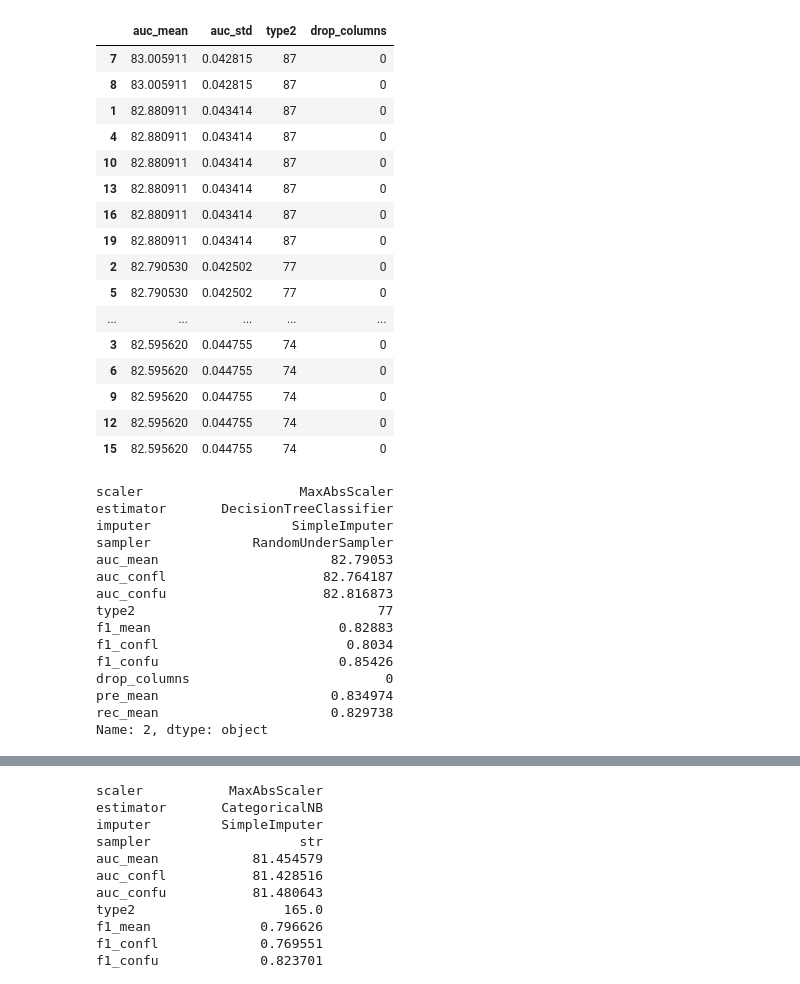
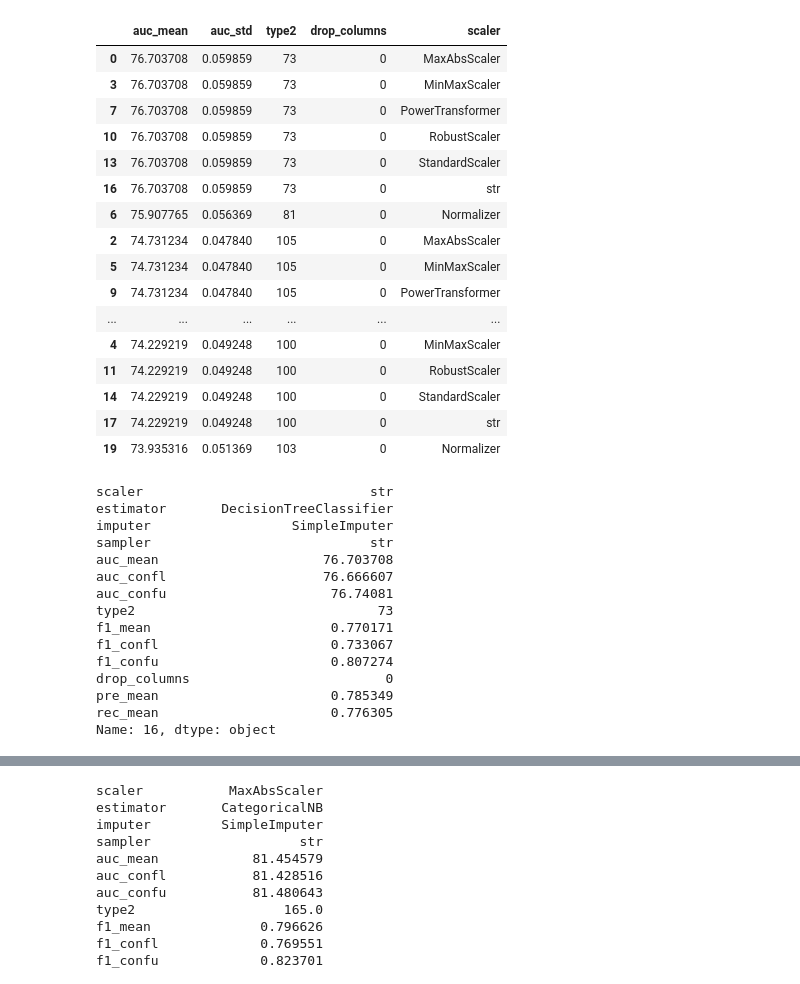
Before and after one commit to FinnHuelsbusch/UniMannheim-DataMining, a Jupyter notebook: Analysis_Dieing.ipynb, the cells around one changed output, grey strips where cells are left out. Saved outputs shown, nothing was run; the diff lists cells and outputs as text; code cells hidden in the pictures.

```diff
--- a/Analysis_Dieing.ipynb
+++ b/Analysis_Dieing.ipynb
@@ -5,7 +5,7 @@ import numpy as np
 import statistics
 
 # loading XGBoost
-with open("output/output XGBoost without hyperparameters.json", 'r') as f:
+with open("outputs/output xgboost.json", 'r') as f:
   data = json.load(f)
 
 # sort dataset by normalization
@@ -82,7 +80,7 @@ f1_confu
 Name: 8, dtype: object
 # %%
 # loading KNeighbors
-with open("output/output KNN.json", 'r') as f:
+with open("outputs/output KNN.json", 'r') as f:
   data_KNeighbors = json.load(f)
 
 df_KNeighbors = pd.json_normalize(data_KNeighbors, record_path =['measurements'])
@@ -140,6 +138,6 @@ Name: 20, dtype: object
 # %%
 # loading Random Forest Classifier
-with open("output/output RandomForest.json", 'r') as f:
+with open("outputs/output RandomForestClassifier.json", 'r') as f:
   data_Forest = json.load(f)
 
 df_Forest = pd.json_normalize(data_Forest, record_path =['measurements'])
@@ -197,60 +191,60 @@ Name: 9, dtype: object
 # %%
 # loading Decision Tree Classifier
-with open("output/output DecisionTree.json", 'r') as f:
+with open("outputs/output DecisionTrees.json", 'r') as f:
   data_Tree = json.load(f)
 
 df_Tree = pd.json_normalize(data_Tree, record_path =['measurements'])
 df_Tree["drop_columns"] = df_Tree["best_params.drop_columns__minimum_percentage_to_be_dropped"]
 df_Tree["auc_std"] = df_Tree.apply(lambda row: np.std(row["auc"]), axis =1)
 df_Tree["pre_mean"] = df_Tree.apply(lambda row: np.mean(row["classification_report.weighted avg.precision"]), axis =1)
 df_Tree["rec_mean"] = df_Tree.apply(lambda row: np.mean(row["classification_report.weighted avg.recall"]), axis =1)
 df_Tree["f1_std"] = df_Tree.apply(lambda row: np.std(row["classification_report.weighted avg.f1-score"]), axis =1)
 df_Tree["f1_mean"] = df_Tree.apply(lambda row: np.mean(row["classification_report.weighted avg.f1-score"]), axis =1)
 df_Tree["type2"] = df_Tree.apply(lambda row: np.sum(row["confusion_matrix.(1, 0)"]), axis =1)
 df_Tree["auc_confl"] = df_Tree["auc_mean"]- 1.96 * (df_Tree["auc_std"] / np.sqrt(10))
 df_Tree["auc_confu"] = df_Tree["auc_mean"]+ 1.96 * (df_Tree["auc_std"] / np.sqrt(10))
 df_Tree["f1_confl"] = df_Tree["f1_mean"]- 1.96 * (df_Tree["f1_std"] / np.sqrt(10))
 df_Tree["f1_confu"] = df_Tree["f1_mean"]+ 1.96 * (df_Tree["f1_std"] / np.sqrt(10))
 df_Tree.head()
 df_Tree = df_Tree.sort_values(by = ["auc_mean", "auc_std", "type2", "drop_columns"], ascending = False)
-df_Tree[["auc_mean", "auc_std", "type2", "drop_columns"]].head(20)
+df_Tree[["auc_mean", "auc_std", "type2", "drop_columns", 'scaler']].head(20)
 # %% [output]
-|  | auc_mean | auc_std | type2 | drop_columns |
-| 7 | 83.005911 | 0.042815 | 87 | 0 |
-| 8 | 83.005911 | 0.042815 | 87 | 0 |
-| 1 | 82.880911 | 0.043414 | 87 | 0 |
-| 4 | 82.880911 | 0.043414 | 87 | 0 |
-| 10 | 82.880911 | 0.043414 | 87 | 0 |
-| 13 | 82.880911 | 0.043414 | 87 | 0 |
-| 16 | 82.880911 | 0.043414 | 87 | 0 |
-| 19 | 82.880911 | 0.043414 | 87 | 0 |
-| 2 | 82.790530 | 0.042502 | 77 | 0 |
-| 5 | 82.790530 | 0.042502 | 77 | 0 |
-| ... | ... | ... | ... | ... |
-| 3 | 82.595620 | 0.044755 | 74 | 0 |
-| 6 | 82.595620 | 0.044755 | 74 | 0 |
-| 9 | 82.595620 | 0.044755 | 74 | 0 |
-| 12 | 82.595620 | 0.044755 | 74 | 0 |
-| 15 | 82.595620 | 0.044755 | 74 | 0 |
+|  | auc_mean | auc_std | type2 | drop_columns | scaler |
+| 0 | 76.703708 | 0.059859 | 73 | 0 | MaxAbsScaler |
+| 3 | 76.703708 | 0.059859 | 73 | 0 | MinMaxScaler |
+| 7 | 76.703708 | 0.059859 | 73 | 0 | PowerTransformer |
+| 10 | 76.703708 | 0.059859 | 73 | 0 | RobustScaler |
+| 13 | 76.703708 | 0.059859 | 73 | 0 | StandardScaler |
+| 16 | 76.703708 | 0.059859 | 73 | 0 | str |
+| 6 | 75.907765 | 0.056369 | 81 | 0 | Normalizer |
+| 2 | 74.731234 | 0.047840 | 105 | 0 | MaxAbsScaler |
+| 5 | 74.731234 | 0.047840 | 105 | 0 | MinMaxScaler |
+| 9 | 74.731234 | 0.047840 | 105 | 0 | PowerTransformer |
+| ... | ... | ... | ... | ... | ... |
+| 4 | 74.229219 | 0.049248 | 100 | 0 | MinMaxScaler |
+| 11 | 74.229219 | 0.049248 | 100 | 0 | RobustScaler |
+| 14 | 74.229219 | 0.049248 | 100 | 0 | StandardScaler |
+| 17 | 74.229219 | 0.049248 | 100 | 0 | str |
+| 19 | 73.935316 | 0.051369 | 103 | 0 | Normalizer |
 # %%
-Tree = df_Tree.loc[2]
+Tree = df_Tree.loc[16]
 
 Tree[["scaler", "estimator", "imputer", "sampler", "auc_mean", "auc_confl", "auc_confu", "type2", "f1_mean", "f1_confl", "f1_confu", "drop_columns", "pre_mean", "rec_mean"]]
 # %% [output]
-scaler                    MaxAbsScaler
+scaler                             str
 estimator       DecisionTreeClassifier
 imputer                  SimpleImputer
-sampler             RandomUnderSampler
-auc_mean                      82.79053
-auc_confl                    82.764187
-auc_confu                    82.816873
-type2                               77
-f1_mean                        0.82883
-f1_confl                        0.8034
-f1_confu                       0.85426
+sampler                            str
+auc_mean                     76.703708
+auc_confl                    76.666607
+auc_confu                     76.74081
+type2                               73
+f1_mean                       0.770171
+f1_confl                      0.733067
+f1_confu                      0.807274
 drop_columns                         0
-pre_mean                      0.834974
-rec_mean                      0.829738
-Name: 2, dtype: object
+pre_mean                      0.785349
+rec_mean                      0.776305
+Name: 16, dtype: object
 # %%
 Tree.to_excel(r'DTree.xlsx', index=False)
```
Also changed, not shown: parts of 20 cells of this notebook.
